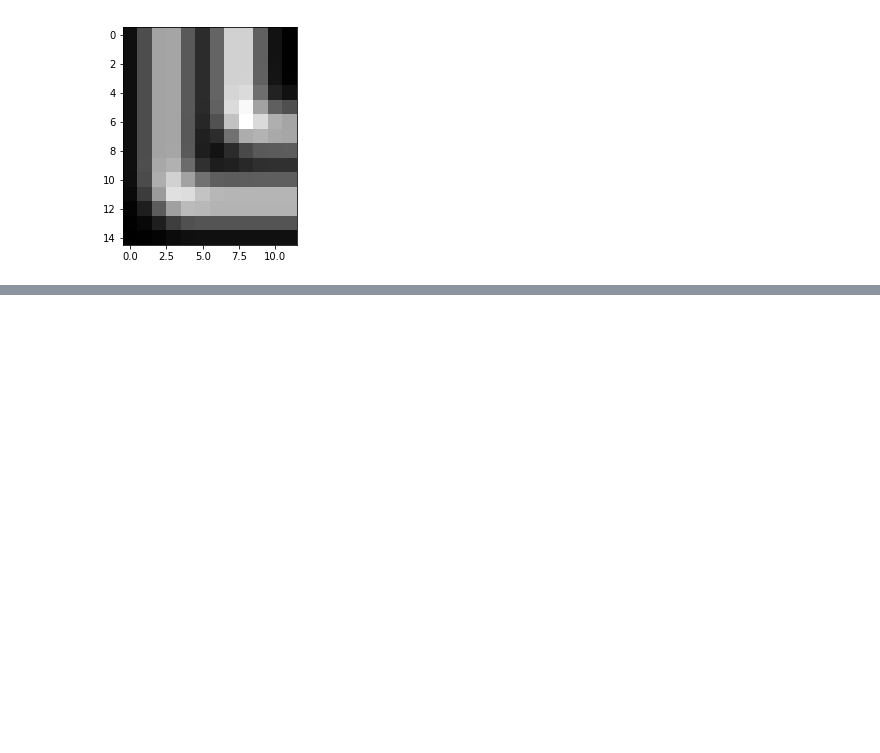
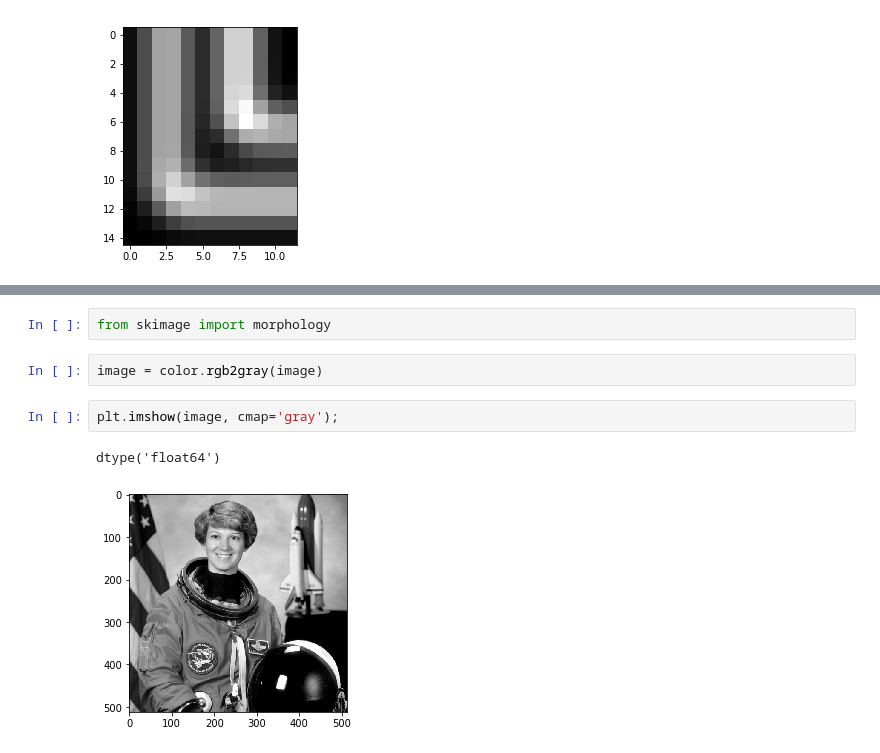
Before and after one commit to cxt106/PythonImagingBasic, a Jupyter notebook: 3-Filtering.ipynb, the cells around one changed output, grey strips where cells are left out. Cells and saved outputs as stored; diff of their text form; blank space fills up the shorter version.

```diff
--- a/3-Filtering.ipynb
+++ b/3-Filtering.ipynb
@@ -207,0 +233,9 @@ plt.imshow(jax2_blur[130:145, 253:265], cmap='gray');
+# %%
+from skimage import morphology
+# %%
+image = color.rgb2gray(image)
+# %%
+plt.imshow(image, cmap='gray');
+# %% [output]
+dtype('float64')
+[figure, added]
```
Also changed, not shown: parts of 5 cells of this notebook.
